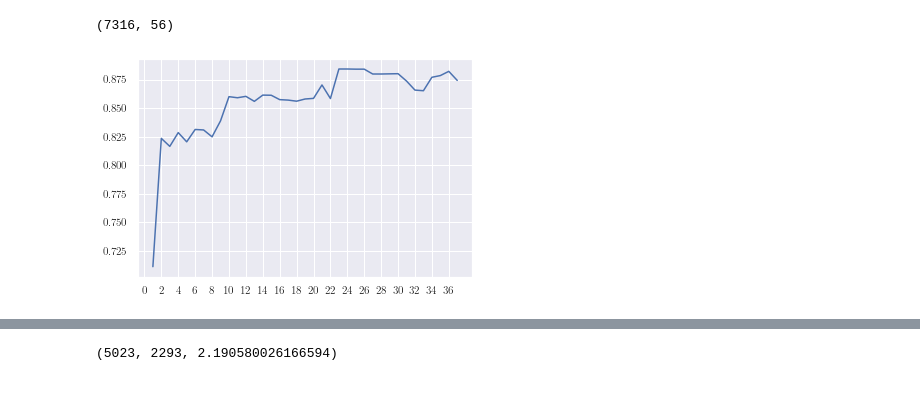
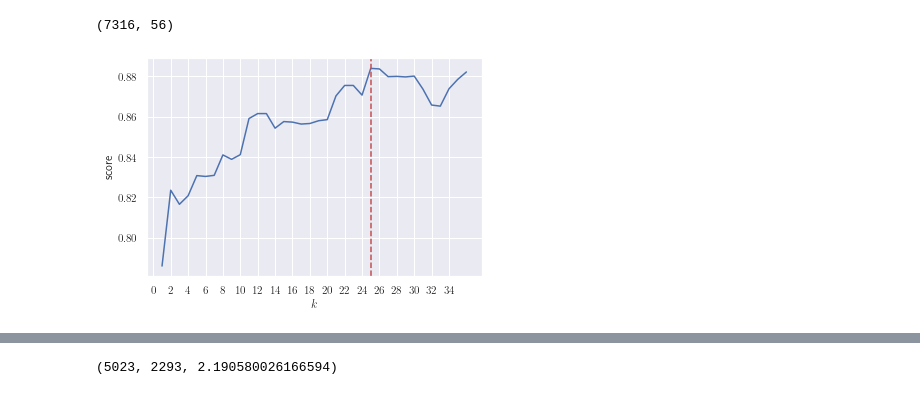
Before and after one commit to Leixb/UPC-MD_nasa, a Jupyter notebook: scripts/02-featureselection.ipynb, the cells around one changed output, grey strips where cells are left out. Cells and saved outputs as stored; diff of their text form; code cells hidden in the pictures.

```diff
--- a/scripts/02-featureselection.ipynb
+++ b/scripts/02-featureselection.ipynb
@@ -238,7 +238,8 @@ X2_new.shape
 # %% [output]
 (7316, 56)
 # %%
-n = df.columns.shape[0]
+# 1min 36s
+n = len(df.columns[1:])
 original = np.zeros(n)
 for i in range(n):
     X_reduced = SelectKBest(mutual_info_classif, k=i+1).fit_transform(X2_new, y_kepler)
@@ -248,10 +249,13 @@ for i in range(n):
 # %%
 from matplotlib.pyplot import figure
 plt.xticks(np.arange(0, n, step=2), rotation=0)
 plt.plot(range(1, n+1), original)
+plt.xlabel('$k$')
+plt.ylabel('score')
+plt.axvline(x=25, color='r', linestyle='--')
 plt.savefig('../figures/kbest.pdf')
 # %% [output]
-[figure, old version]
+[figure, new version]
 # %%
 selector = SelectKBest(mutual_info_classif, k=25)
 
```
Also changed, not shown: parts of 12 cells of this notebook, 5 other files.
